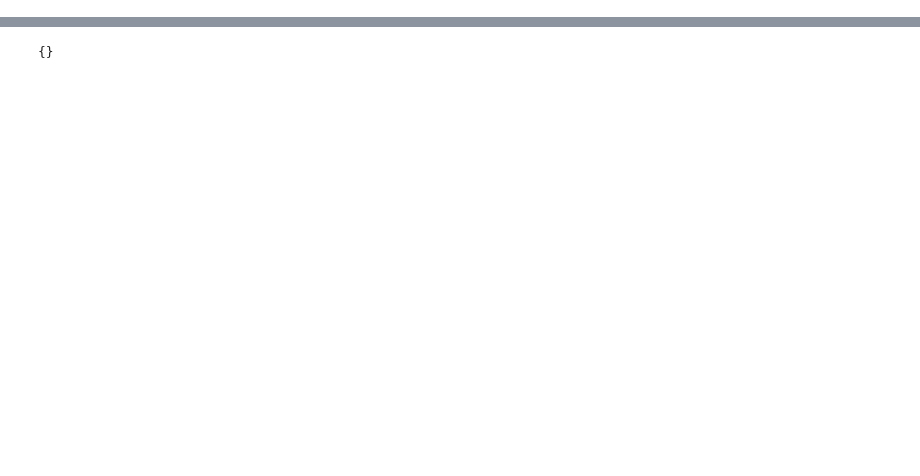
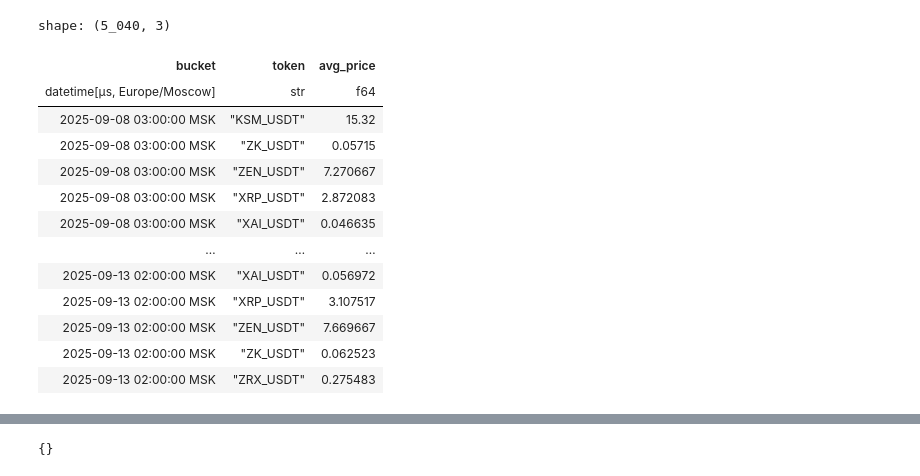
Before and after one commit to elterion/jaref_bot, a Jupyter notebook: 0. Open orders.ipynb, the cells around one changed output, grey strips where cells are left out. Saved outputs shown, nothing was run; the diff lists cells and outputs as text; code cells hidden in the pictures; blank space fills up the shorter version.

```diff
--- a/0. Open orders.ipynb
+++ b/0. Open orders.ipynb
@@ -442,0 +467,17 @@ Wall time: 117 ms
+# %%
+hour_1_df
+# %% [output]
+shape: (5_040, 3)
+| bucket | token | avg_price |
+| datetime[μs, Europe/Moscow] | str | f64 |
+| 2025-09-08 03:00:00 MSK | "KSM_USDT" | 15.32 |
+| 2025-09-08 03:00:00 MSK | "ZK_USDT" | 0.05715 |
+| 2025-09-08 03:00:00 MSK | "ZEN_USDT" | 7.270667 |
+| 2025-09-08 03:00:00 MSK | "XRP_USDT" | 2.872083 |
+| 2025-09-08 03:00:00 MSK | "XAI_USDT" | 0.046635 |
+| … | … | … |
+| 2025-09-13 02:00:00 MSK | "XAI_USDT" | 0.056972 |
+| 2025-09-13 02:00:00 MSK | "XRP_USDT" | 3.107517 |
+| 2025-09-13 02:00:00 MSK | "ZEN_USDT" | 7.669667 |
+| 2025-09-13 02:00:00 MSK | "ZK_USDT" | 0.062523 |
+| 2025-09-13 02:00:00 MSK | "ZRX_USDT" | 0.275483 |
```
Also changed, not shown: parts of 40 cells of this notebook, 7 other files.
